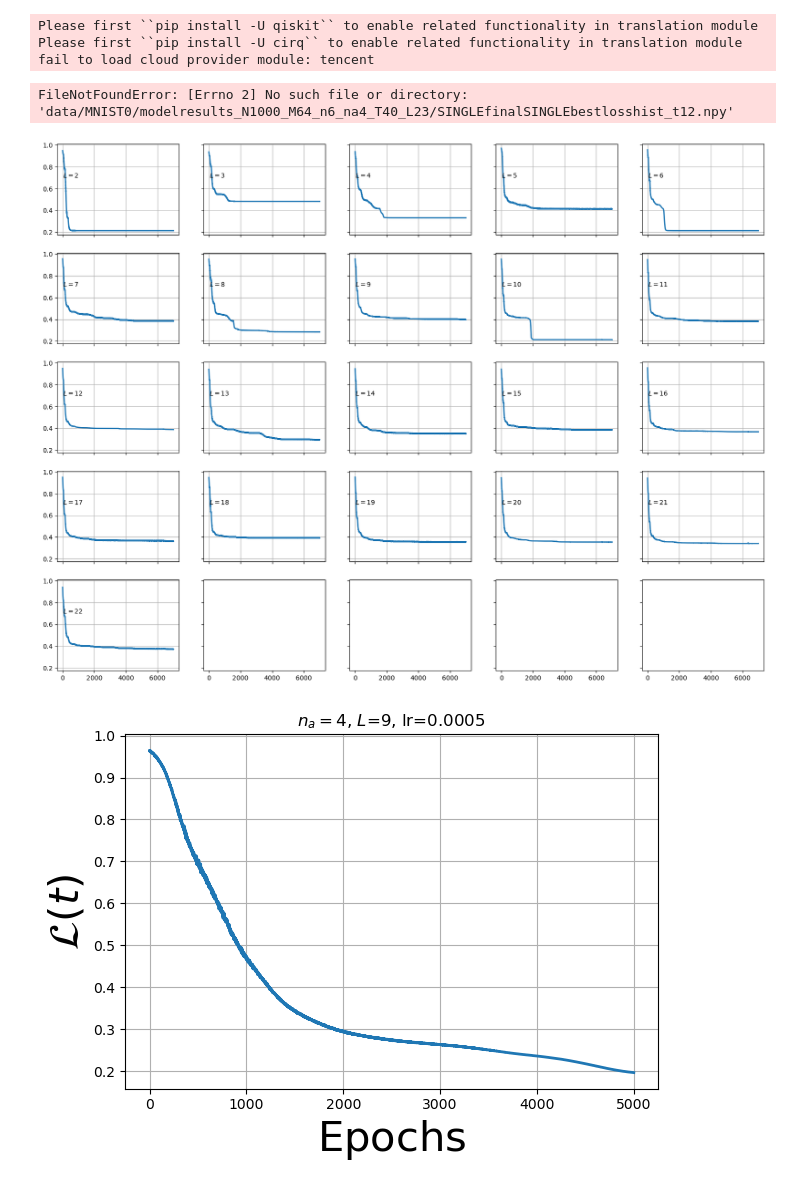
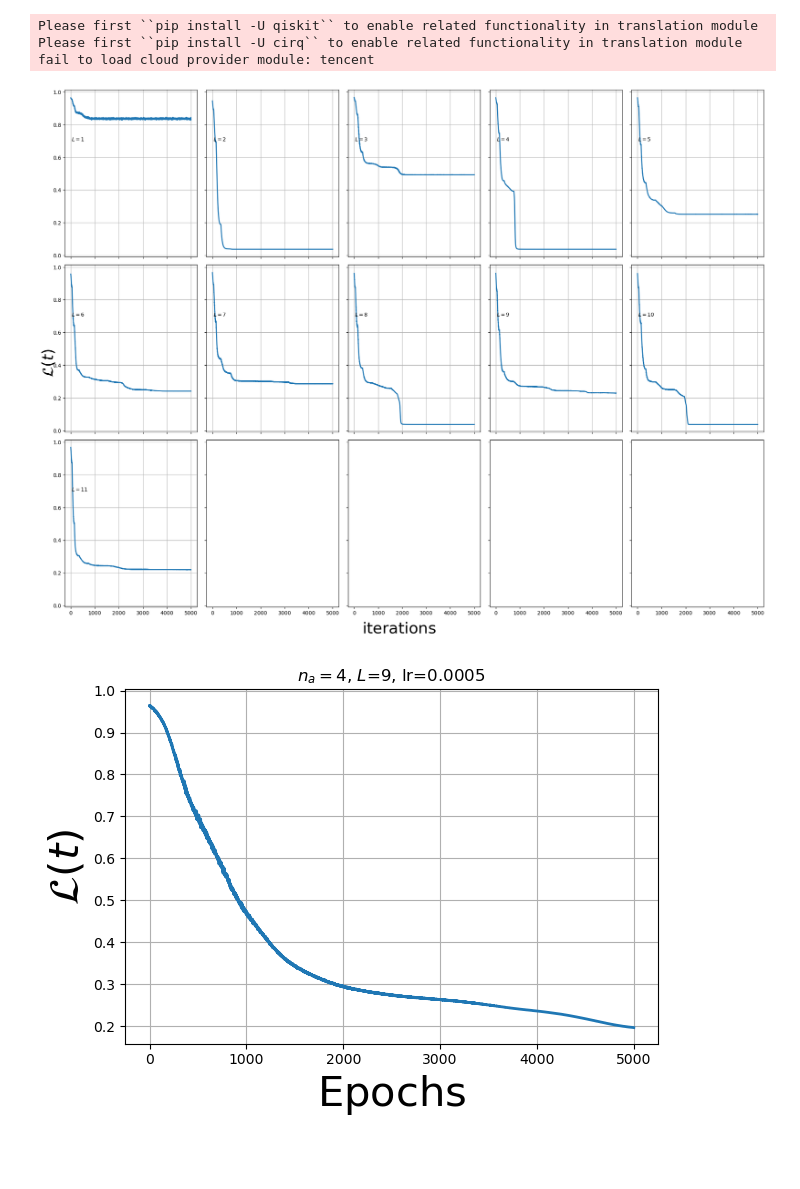
Before and after one commit to alapena/QuantGenMdl, a Jupyter notebook: visualize_denoising_singletimestep.ipynb, the cells around one changed output. Drawn from its saved outputs; the diff is of its cells as text; code cells hidden in the pictures; blank space fills up the shorter version.

```diff
--- a/visualize_denoising_singletimestep.ipynb
+++ b/visualize_denoising_singletimestep.ipynb
@@ -23,29 +23,28 @@ Please first ``pip install -U cirq`` to enable related functionality in translat
 fail to load cloud provider module: tencent
 # %%
 # Plot loss según el parametro que quieras
-TIMESTEP = 12
-values = range(2, 24)
+TIMESTEP = 5
+values = range(1, 12)
 
 size = 15
 n_cols = 5
-n_rows = 5
+n_rows =3
 fig, axs = plt.subplots(n_rows, n_cols, figsize=(size+5, size), sharex=True, sharey=True)
 for i, value in enumerate(values):
     n_backward_layers = value
 
-    dir, filename = get_path(config, type='modelcustom', n_data=n_data, n_pixels=n_pixels, n_qubits=n_qubits, n_ancilla_qubits=n_ancilla_qubits, n_timesteps=n_timesteps, n_backward_layers=n_backward_layers, t=TIMESTEP)
+    dir, filename = get_path(config, type='modelsinglefinallosshist', n_data=n_data, n_pixels=n_pixels, n_qubits=n_qubits, n_ancilla_qubits=n_ancilla_qubits, n_timesteps=n_timesteps, n_backward_layers=n_backward_layers, t=TIMESTEP)
     loss = np.load(dir / filename)
 
     axs[i//n_cols, i%n_cols].plot(loss, lw=2)
     axs[i//n_cols, i%n_cols].text(x=30, y=0.7, s=r'$L=%d$'%(value), fontsize=10)
     axs[i//n_cols, i%n_cols].grid(True)
 
 fig.supxlabel(r'$\rm iterations$', fontsize=30)
 fig.supylabel(r'$\mathcal{L}(t)$', fontsize=30)
 plt.tight_layout()
 # %% [output]
-FileNotFoundError: [Errno 2] No such file or directory: 'data/MNIST0/modelresults_N1000_M64_n6_na4_T40_L23/SINGLEfinalSINGLEbestlosshist_t12.npy'
-[figure, old version]
+[figure, new version]
 # %%
 # Single plot
 TIMESTEP = 1
```
Also changed, not shown: 3 other files.
